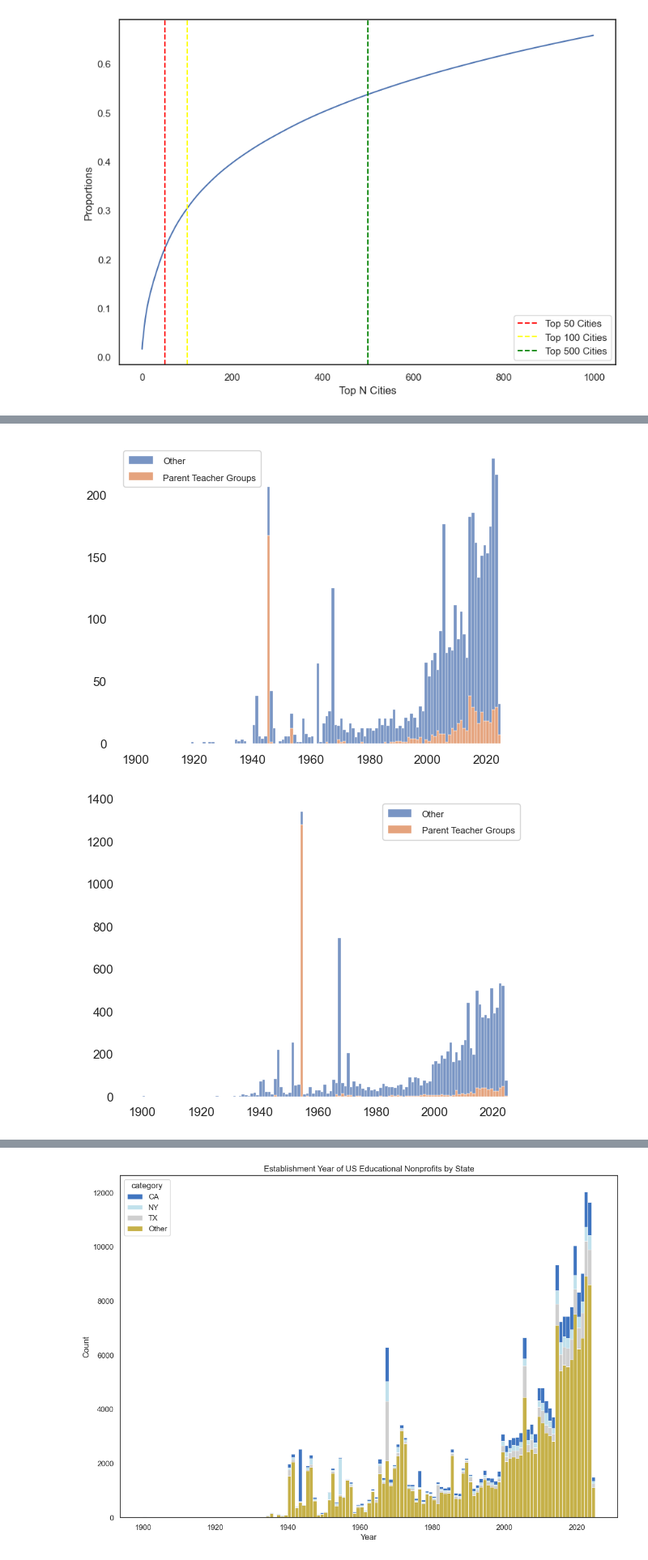
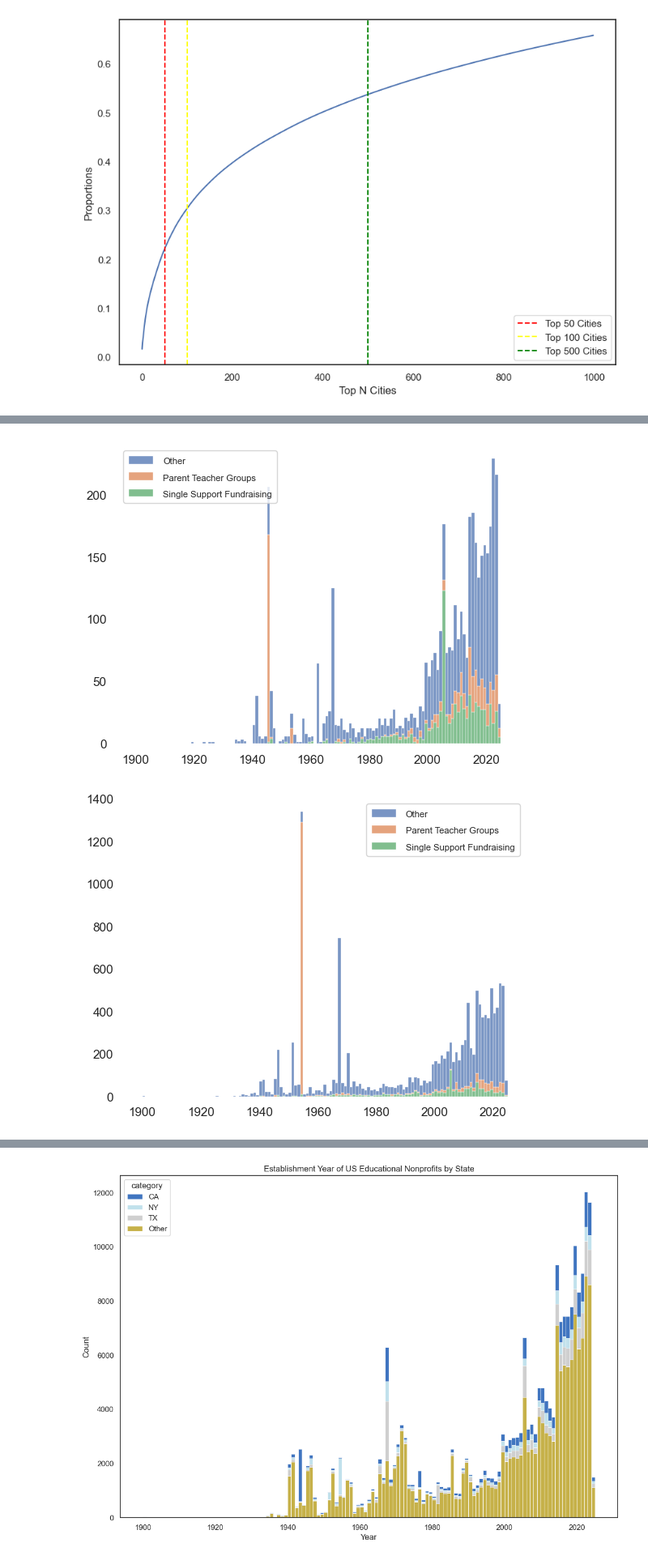
Before and after one commit to daniellancet/Ed_Org_Ecology, a Jupyter notebook: Code/New_Proj_EDA/Week_7_Tasks.ipynb, the cells around one changed output, grey strips where cells are left out. Shown at 81% size. Cells and saved outputs as stored; diff of their text form; code cells hidden in the pictures.

```diff
--- a/Code/New_Proj_EDA/Week_7_Tasks.ipynb
+++ b/Code/New_Proj_EDA/Week_7_Tasks.ipynb
@@ -87,32 +93,35 @@ pre_post_spike(df_cleaned, 2014, "state")
 # %%
 
 def visualize_ptg_spike(df, state_lst):
     for state in state_lst:
         state_df = df[df["state"] == state]
-        state_df_no_B94 = state_df[state_df["ntee_irs"] != 'B94'].copy()
+        state_df_other = state_df[(state_df["ntee_irs"] != 'B94') & (state_df["Main_Category"] != 'Single Support Fundraising')].copy()
         state_df_B94 = state_df[state_df["ntee_irs"] == 'B94'].copy()
+        state_df_fundraising = state_df[state_df["Main_Category"] == 'Single Support Fundraising'].copy()
 
-        state_df_no_B94.loc[:, ' '] = 'Other'
+
+        state_df_other.loc[:, ' '] = 'Other'
         state_df_B94.loc[:, ' '] = 'Parent Teacher Groups'
+        state_df_fundraising.loc[:, ' '] = 'Single Support Fundraising'
 
-        combined_df = pd.concat([state_df_no_B94, state_df_B94])
+        combined_df = pd.concat([state_df_other, state_df_B94, state_df_fundraising])
 
         ax = sns.histplot(data=combined_df, x="ruleyear", hue=" ", multiple="stack", bins=range(1900, 2026))
         sns.despine(left=True, bottom=True)
 
         plt.ylabel("")
         plt.xlabel("")
 
         # Reduce the font size of the legend and remove the title
         legend = ax.get_legend()
         legend.set_title('')
         for text in legend.get_texts():
             text.set_fontsize(8)
 
         plt.show()
 
 
 visualize_ptg_spike(df_cleaned, ["MN", "NY", "GA", "SC"])
 # %% [output]
-[figure, old version]
+[figure, new version]
-[figure, old version]
+[figure, new version]
```
Also changed, not shown: parts of 8 cells of this notebook.
